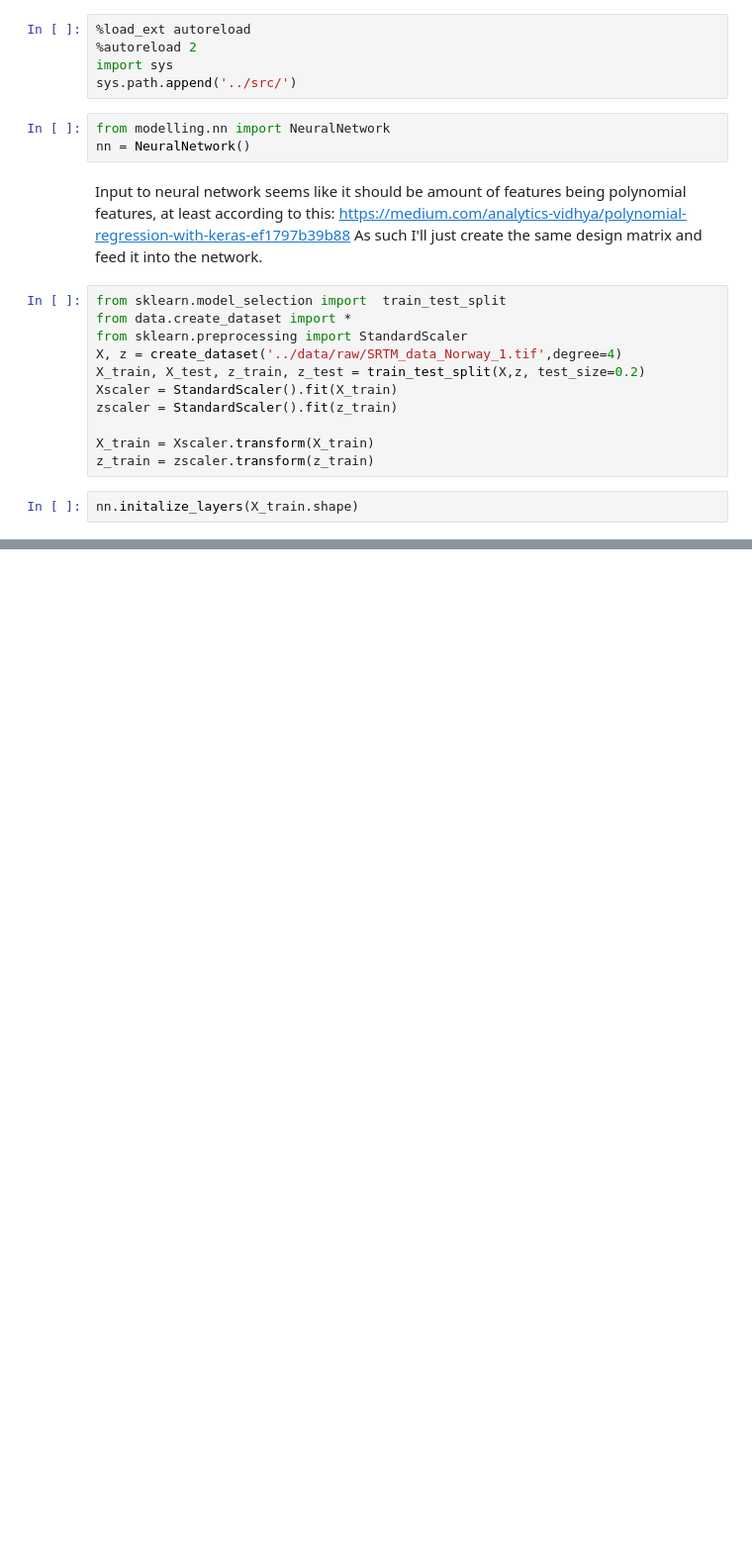
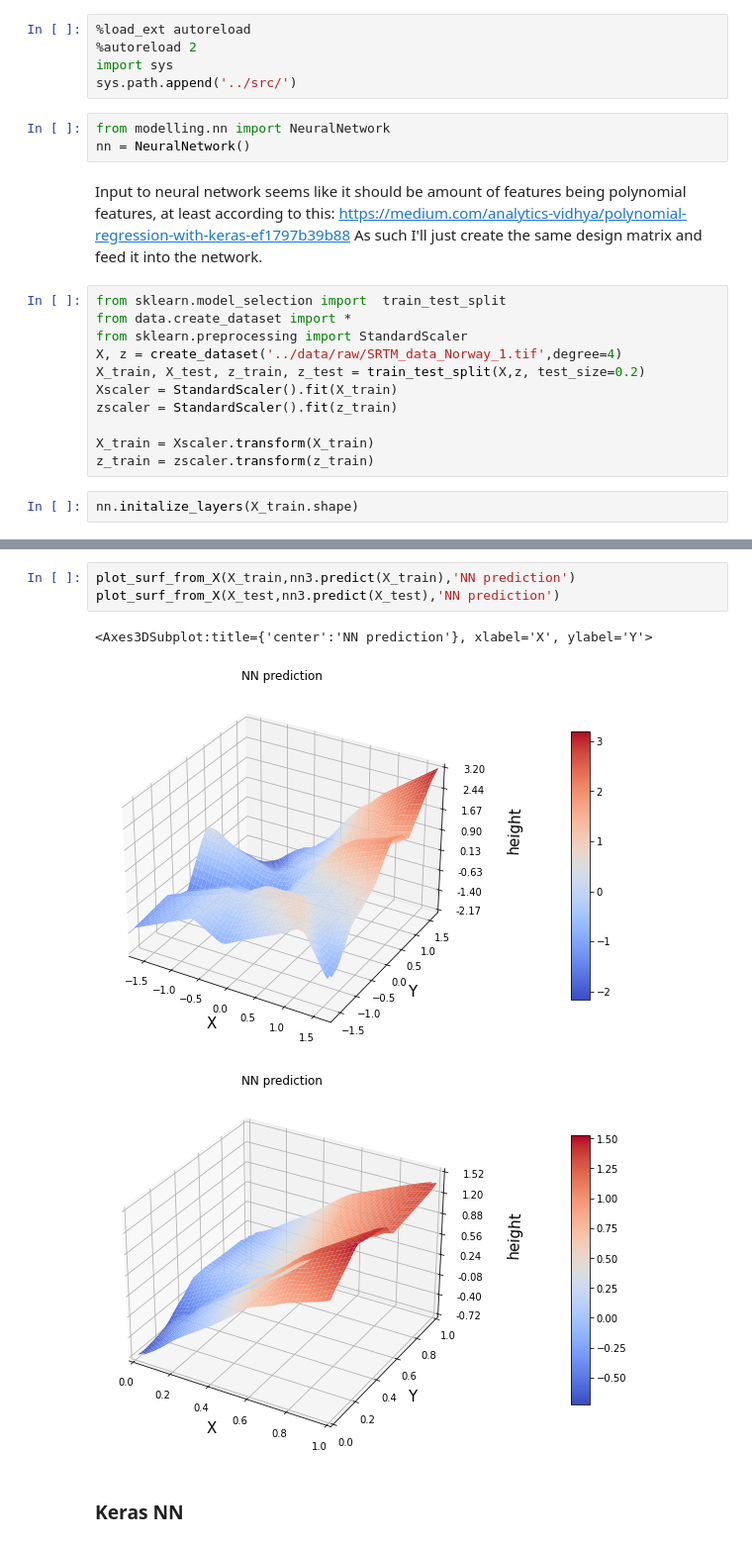
Before and after one commit to oliverif/FYS-STK4155-project2, a Jupyter notebook: notebooks/20211030 - NeuralNetwork.ipynb, the cells around one changed output, grey strips where cells are left out. Shown: that part at 99% size. Saved outputs shown, nothing was run; the diff lists cells and outputs as text; blank space fills up the shorter version.

```diff
--- a/notebooks/20211030 - NeuralNetwork.ipynb
+++ b/notebooks/20211030 - NeuralNetwork.ipynb
@@ -35,0 +81,9 @@ ValueError: operands could not be broadcast together with shapes (100,100) (50,5
+# %%
+plot_surf_from_X(X_train,nn3.predict(X_train),'NN prediction')
+plot_surf_from_X(X_test,nn3.predict(X_test),'NN prediction')
+# %% [output]
+<Axes3DSubplot:title={'center':'NN prediction'}, xlabel='X', ylabel='Y'>
+[figure, added]
+[figure, added]
+# %% [markdown]
+### Keras NN
```
Also changed, not shown: parts of 29 cells of this notebook, 4 other files.
